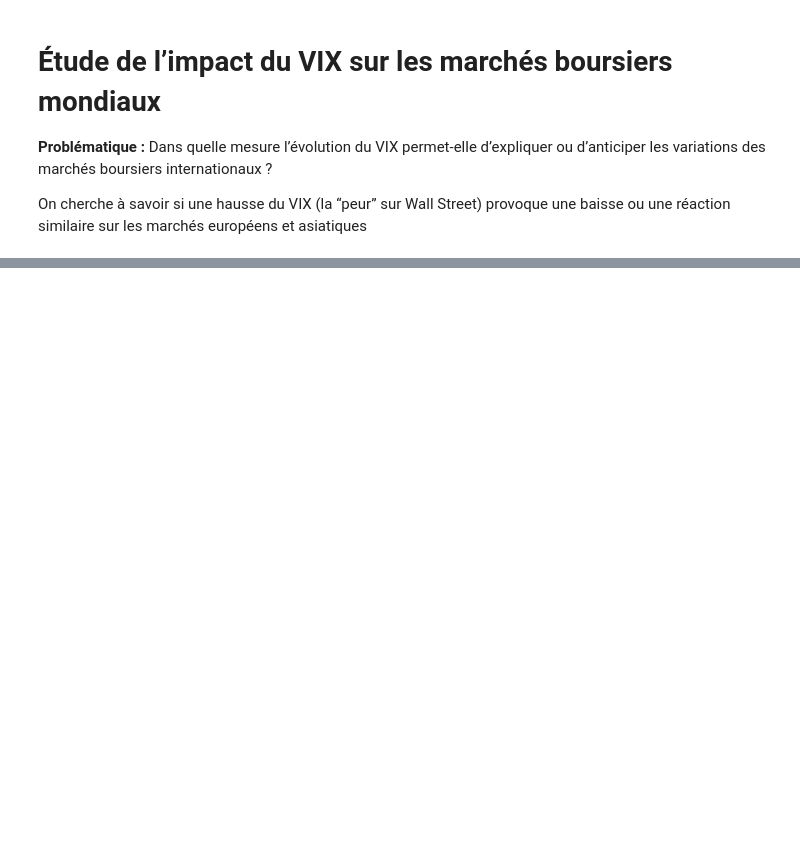
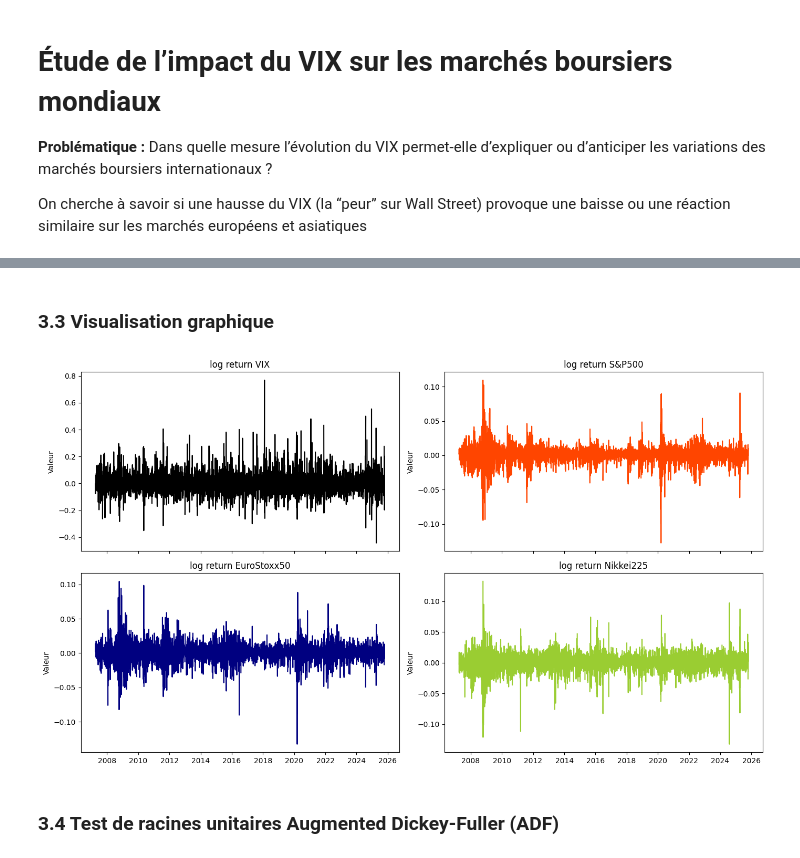
Before and after one commit to nphalier29/vix-stock-index-analysis, a Jupyter notebook: main.ipynb, the cells around one changed output, grey strips where cells are left out. Cells and saved outputs as stored; diff of their text form; code cells hidden in the pictures; blank space fills up the shorter version.

```diff
--- a/main.ipynb
+++ b/main.ipynb
@@ -84,0 +122,10 @@ plt.show()
+# %%
+# les rendements logarithmiques ont tendance à être stationnaires
+dic_stationary = {}
+for ticker,data in dic.items():
+    log_returns = np.log(data['Close'] / data['Close'].shift(1))
+    dic_stationary[ticker] = log_returns
+
+log_returns = pd.concat(dic_stationary, axis=1)
+
+print(log_returns.tail())
@@ -84,0 +141,25 @@ plt.show()
+# %% [markdown]
+### 3.3 Visualisation graphique
+# %%
+fig, axs = plt.subplots(2, 2, figsize=(14, 8), sharex=True)
+
+axs[0, 0].plot(log_returns['VIX'], color='black')
+axs[0, 0].set_title('log return VIX')
+axs[0, 0].set_ylabel('Valeur')
+
+axs[0, 1].plot(log_returns['S&P500'], color='orangered')
+axs[0, 1].set_title('log return S&P500')
+axs[0, 1].set_ylabel('Valeur')
+
+axs[1, 0].plot(log_returns['EuroStoxx50'], color='navy')
+axs[1, 0].set_title('log return EuroStoxx50')
+axs[1, 0].set_ylabel('Valeur')
+
+axs[1, 1].plot(log_returns['Nikkei225'], color='yellowgreen')
+axs[1, 1].set_title('log return Nikkei225')
+axs[1, 1].set_ylabel('Valeur')
+
+plt.tight_layout()
+plt.show()
+# %% [output]
+[figure, added]
@@ -84,0 +178,2 @@ plt.show()
+# %% [markdown]
+### 3.4 Test de racines unitaires Augmented Dickey-Fuller (ADF)
```
Also changed, not shown: parts of 14 cells of this notebook, 1 other file.
